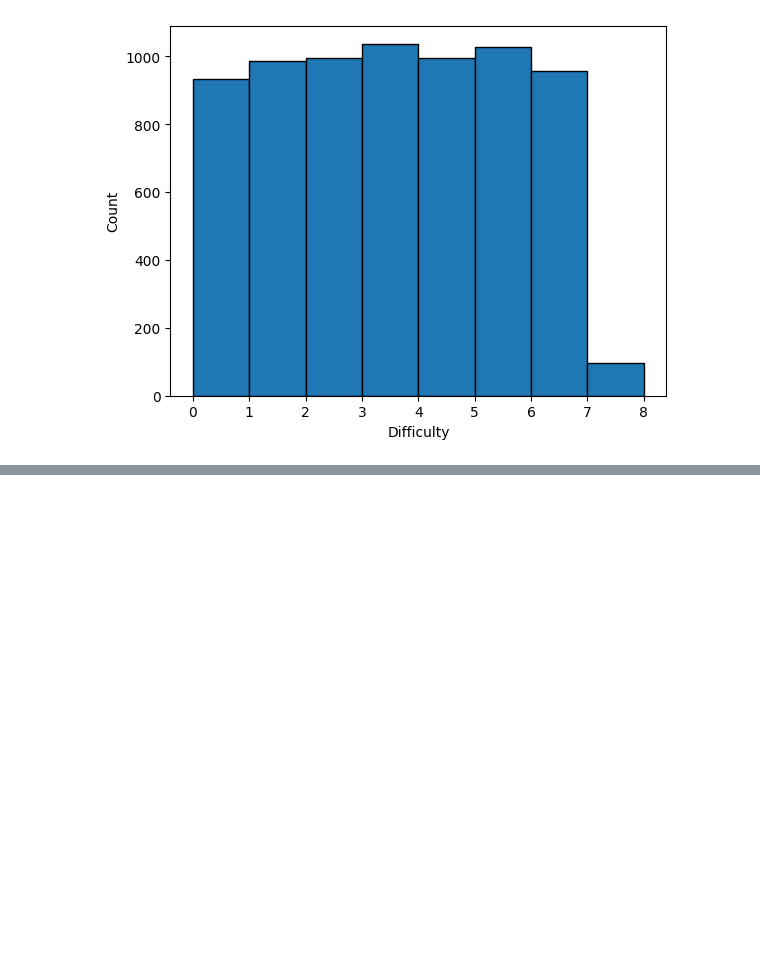
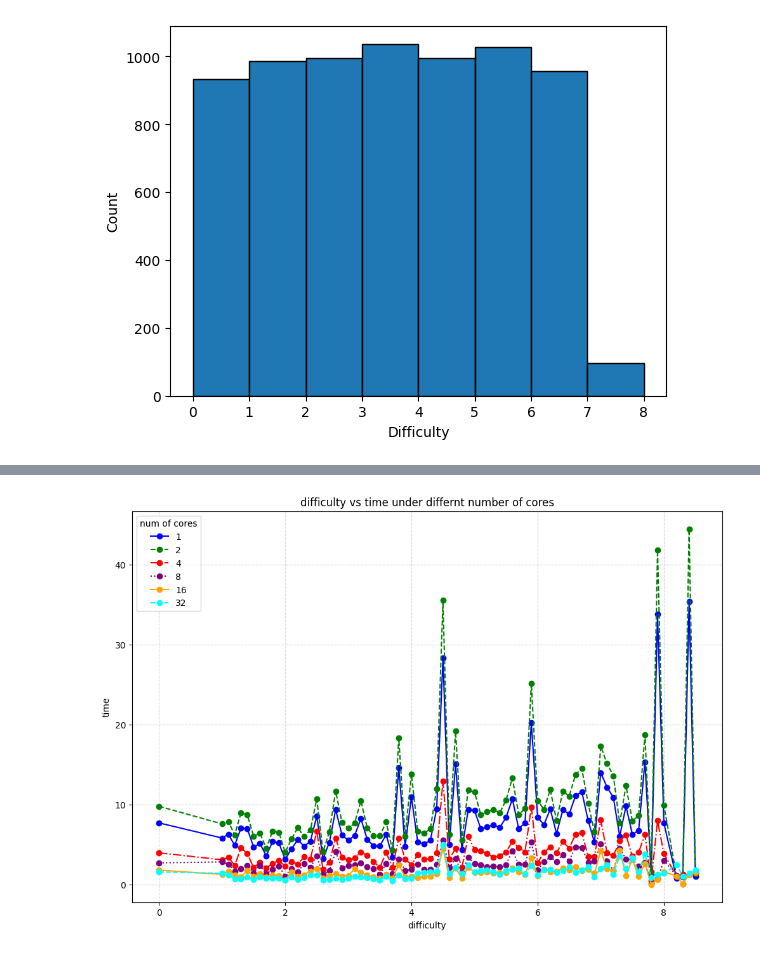
Before and after one commit to tic-top/ParallelSudoku, a Jupyter notebook: data.ipynb, the cells around one changed output, grey strips where cells are left out. Drawn from its saved outputs; the diff is of its cells as text; code cells hidden in the pictures; blank space fills up the shorter version.

```diff
--- a/data.ipynb
+++ b/data.ipynb
@@ -61,10 +61,3 @@ plt.ylabel('Count')
 # %% [output]
 Text(0, 0.5, 'Count')
 [figure]
-# %%
-import pandas as pd
-import numpy as np
-import matplotlib.pyplot as plt
-
-df = pd.read_csv('output1.csv')
-df.describe()
@@ -81,3 +63,0 @@ df.describe()
-# %%
-df = pd.read_csv('output16.csv')
-df.describe()
@@ -93,0 +89,70 @@ df.describe()
+# %%
+
+
+import pandas as pd
+import matplotlib.pyplot as plt
+import os
+
+# 定义核心数量
+cores = [1, 2, 4, 8, 16, 32]
+
+# 生成对应的 CSV 文件名列表
+tables = [f"output{i}.csv" for i in cores]
+print(tables)
+
+# 创建一个字典来存储每个核心数量对应的平均耗时数据
+average_times = {}
+
+# 遍历每个 CSV 文件，计算不同难度下的平均耗时
+for core, table in zip(cores, tables):
+    if not os.path.exists(table):
+        print(f"文件 {table} 不存在，请检查文件名和路径。")
+        continue
+
+    # 读取 CSV 文件
+    df = pd.read_csv(table)
+
+    # 假设 CSV 文件中有 'difficulty' 和 'time' 两列
+    if 'difficulty' not in df.columns or 'time' not in df.columns:
+        print(f"文件 {table} 中缺少 'difficulty' 或 'time' 列。")
+        continue
+
+    # 计算每个难度的平均耗时
+    avg_time = df.groupby('difficulty')['time'].mean().reset_index()
+
+    # 存储结果
+    average_times[core] = avg_time
+
+# 检查是否有有效的数据
+if not average_times:
+    print("hi")
+    exit()
+
+# 绘制图表
+plt.figure(figsize=(12, 8))
+
+# 定义颜色和线型，以便不同核心数量的线条区分开
+colors = ['blue', 'green', 'red', 'purple', 'orange', 'cyan']
+line_styles = ['-', '--', '-.', ':', '-', '--']
+
+for idx, (core, avg_time) in enumerate(average_times.items()):
+    plt.plot(avg_time['difficulty'], avg_time['time'],
+             label=f'{core}',
+             color=colors[idx % len(colors)],
+             linestyle=line_styles[idx % len(line_styles)],
+             marker='o')
+
+# 设置标题和标签
+plt.title('difficulty vs time under differnt number of cores')
+plt.xlabel('difficulty')
+plt.ylabel('time')
+
+# 添加网格
+plt.grid(True, linestyle='--', alpha=0.5)
+
+# 添加图例
+plt.legend(title='num of cores')
+
+# 显示图表
+plt.show()
+# %% [output]
@@ -93,0 +160 @@ df.describe()
+[figure, added]
```
Also changed, not shown: parts of 7 cells of this notebook, 5 other files.
